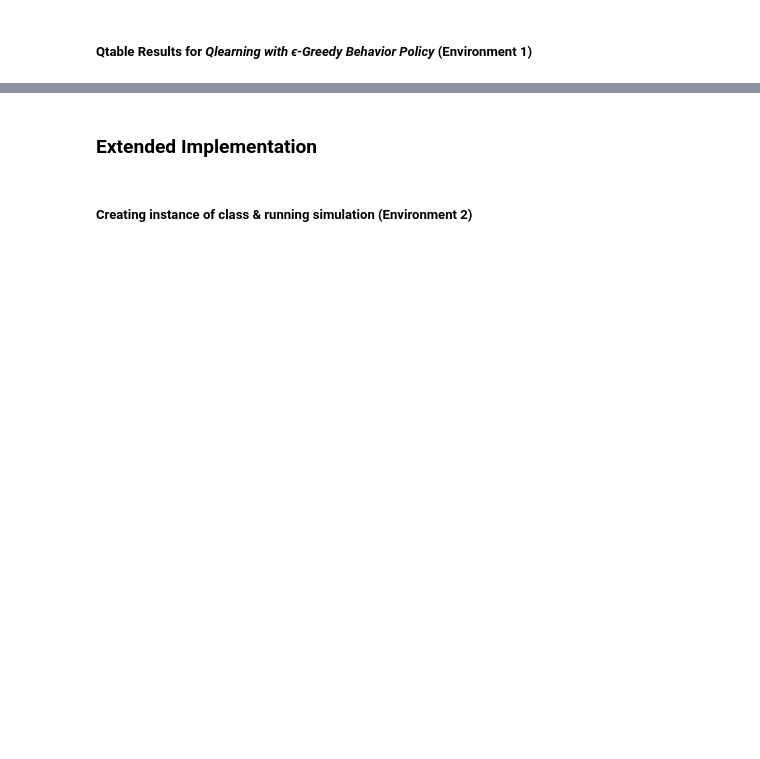
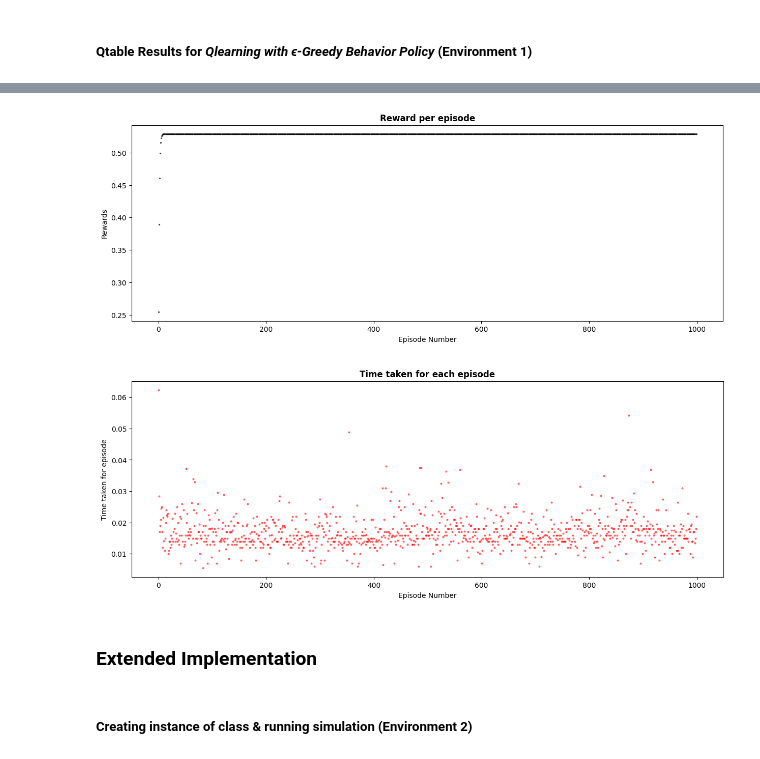
Before and after one commit to moses1998lee/Git, a Jupyter notebook: ME5406 Project 1/05032023 Project 1.ipynb, the cells around one changed output, grey strips where cells are left out. Drawn from its saved outputs; the diff is of its cells as text; code cells hidden in the pictures; blank space fills up the shorter version.

```diff
--- a/ME5406 Project 1/05032023 Project 1.ipynb
+++ b/ME5406 Project 1/05032023 Project 1.ipynb
@@ -1620,3 +1634,45 @@ qlearning1.fetchQtable()
+# %%
+# Epsilon = 0.001
+    # Total time for entire simulation -> 3 minute 46.3 seconds
+    # Refer to report for further results
+
+# Epsilon = 1 : Only Exploration
+    # Total time for entire simulation -> 1.5 seconds
+    # Refer to report for further results
+
+qlearning1_data = pd.DataFrame(data = qlearning1.results).transpose()
+col_rename = {qlearning1_data.columns[0] : 'Time taken',
+              qlearning1_data.columns[1] : 'End State Visited?',
+              qlearning1_data.columns[2] : 'Number of states visited',
+              qlearning1_data.columns[3] : 'Total Rewards'
+               }
+
+qlearning1_data = qlearning1_data.rename(columns =  col_rename)
+
+y = qlearning1_data['Time taken']
+x = pd.Series(range(len(y)))
+
+reward = qlearning1_data['Total Rewards']
+
+# print(y.mean())
+
+plt.figure(figsize = (15,5))
+plt.scatter(x, reward, s = 2, alpha = 0.6, color = 'black')
+plt.xlabel('Episode Number')
+plt.ylabel('Rewards')
+plt.title('Reward per episode', fontweight = 'bold')
+
+plt.figure(figsize = (15,5))
+plt.scatter(x, y, s = 4, alpha = 0.5, color = 'red')
+# plt.plot(y)
+# plt.yscale('log', base = 2)
+plt.xlabel('Episode Number')
+plt.ylabel('Time taken for episode')
+plt.title('Time taken for each episode', fontweight = 'bold')
+plt.show()
+# %% [output]
+[figure, added]
+[figure, added]
 # %% [markdown]
 ### Extended Implementation
 # %% [markdown]
```
Also changed, not shown: parts of 66 cells of this notebook, 3 other files.
